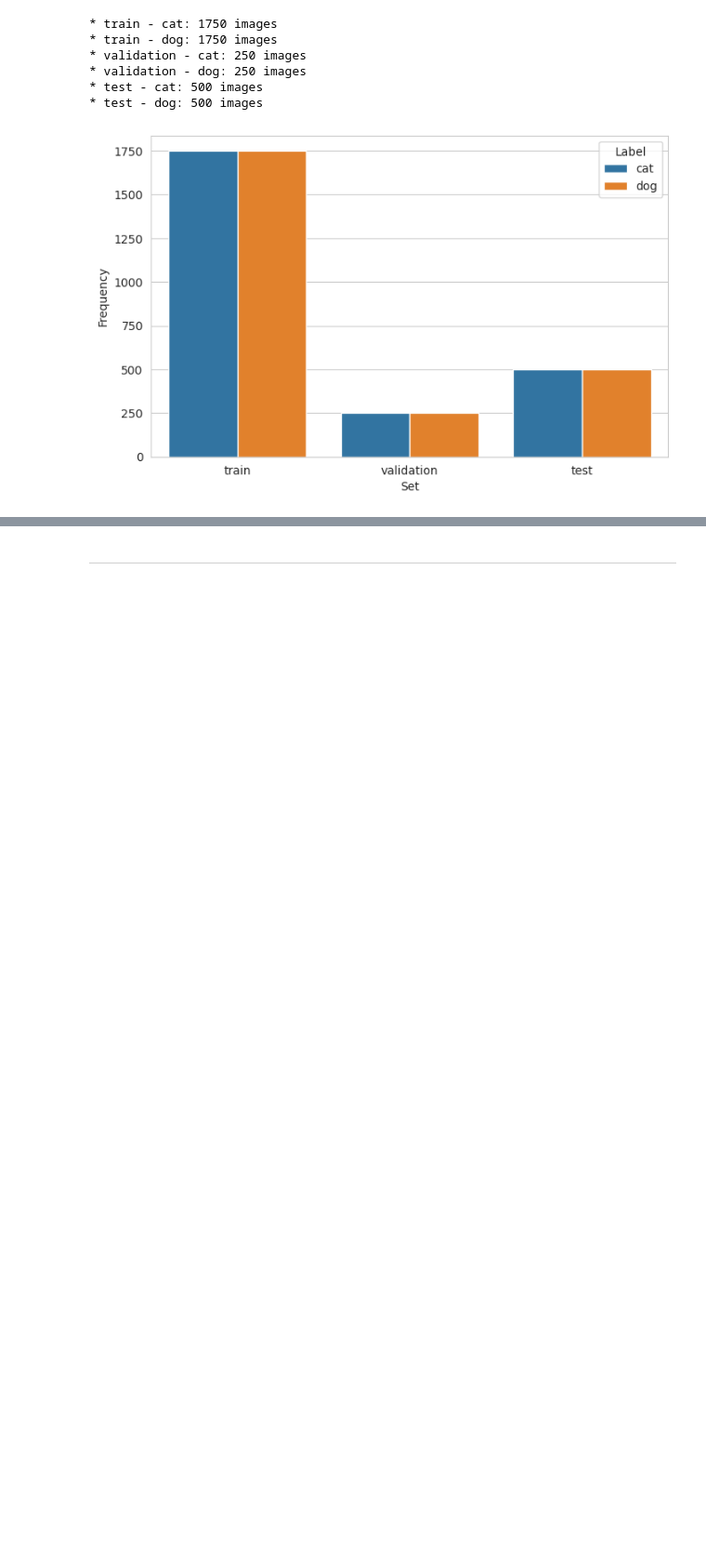
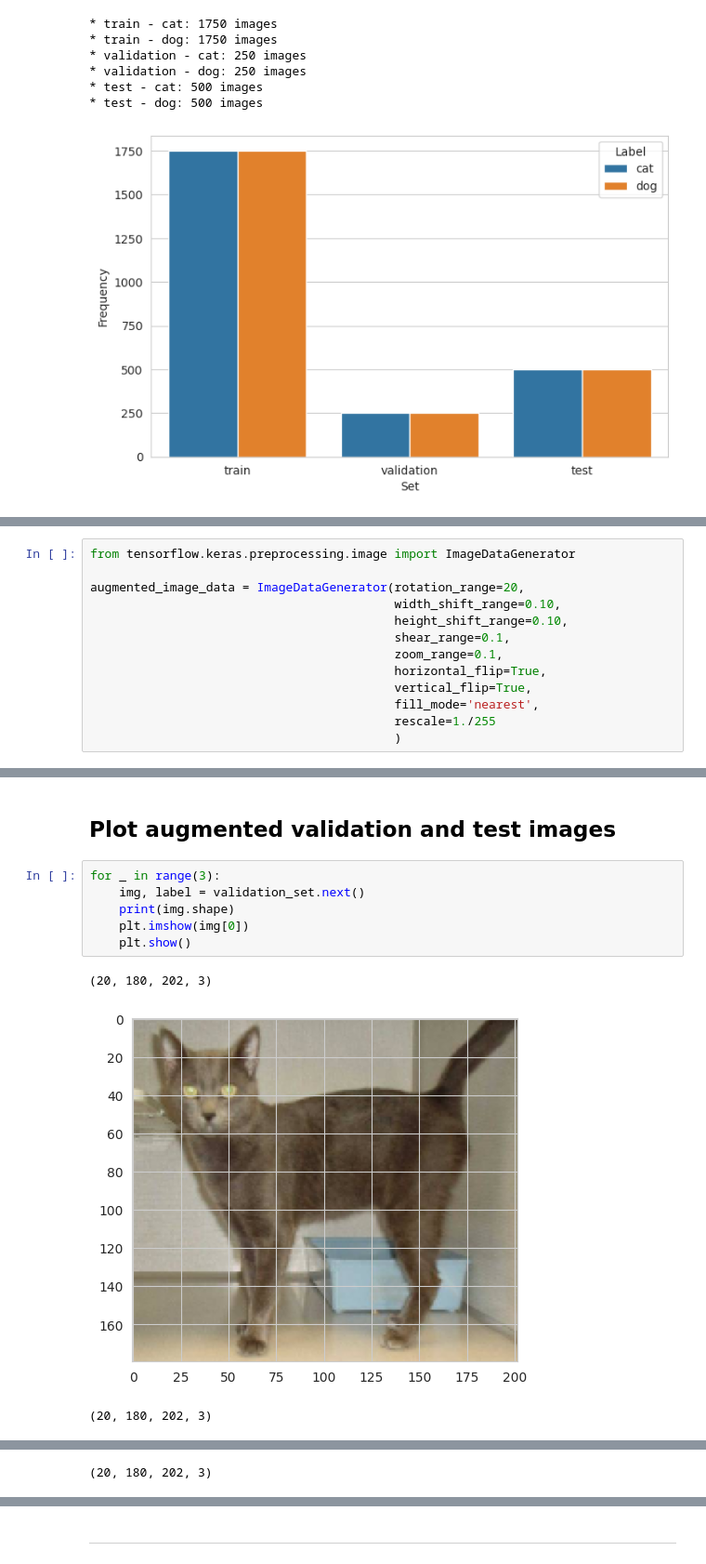
Before and after one commit to NiclO1337/pp5-cats-vs-dogs, a Jupyter notebook: jupyter_notebooks/03 - Modelling and Evaluation.ipynb, the cells around one changed output, grey strips where cells are left out. Shown at 93% size. Saved outputs shown, nothing was run; the diff lists cells and outputs as text; blank space fills up the shorter version.

```diff
--- a/jupyter_notebooks/03 - Modelling and Evaluation.ipynb
+++ b/jupyter_notebooks/03 - Modelling and Evaluation.ipynb
@@ -129,0 +133,13 @@ plt.show()
+# %%
+from tensorflow.keras.preprocessing.image import ImageDataGenerator
+
+augmented_image_data = ImageDataGenerator(rotation_range=20,
+                                          width_shift_range=0.10,
+                                          height_shift_range=0.10,
+                                          shear_range=0.1,
+                                          zoom_range=0.1,
+                                          horizontal_flip=True,
+                                          vertical_flip=True,
+                                          fill_mode='nearest',
+                                          rescale=1./255
+                                          )
@@ -170,0 +196,12 @@ Found 1000 images belonging to 2 classes.
+# %% [markdown]
+## Plot augmented validation and test images
+# %%
+for _ in range(3):
+    img, label = validation_set.next()
+    print(img.shape)
+    plt.imshow(img[0])
+    plt.show()
+# %% [output]
+(20, 180, 202, 3)
+[figure, added]
+(20, 180, 202, 3)
@@ -170,0 +209 @@ Found 1000 images belonging to 2 classes.
+(20, 180, 202, 3)
```
Also changed, not shown: parts of 18 cells of this notebook, 5 other files.
